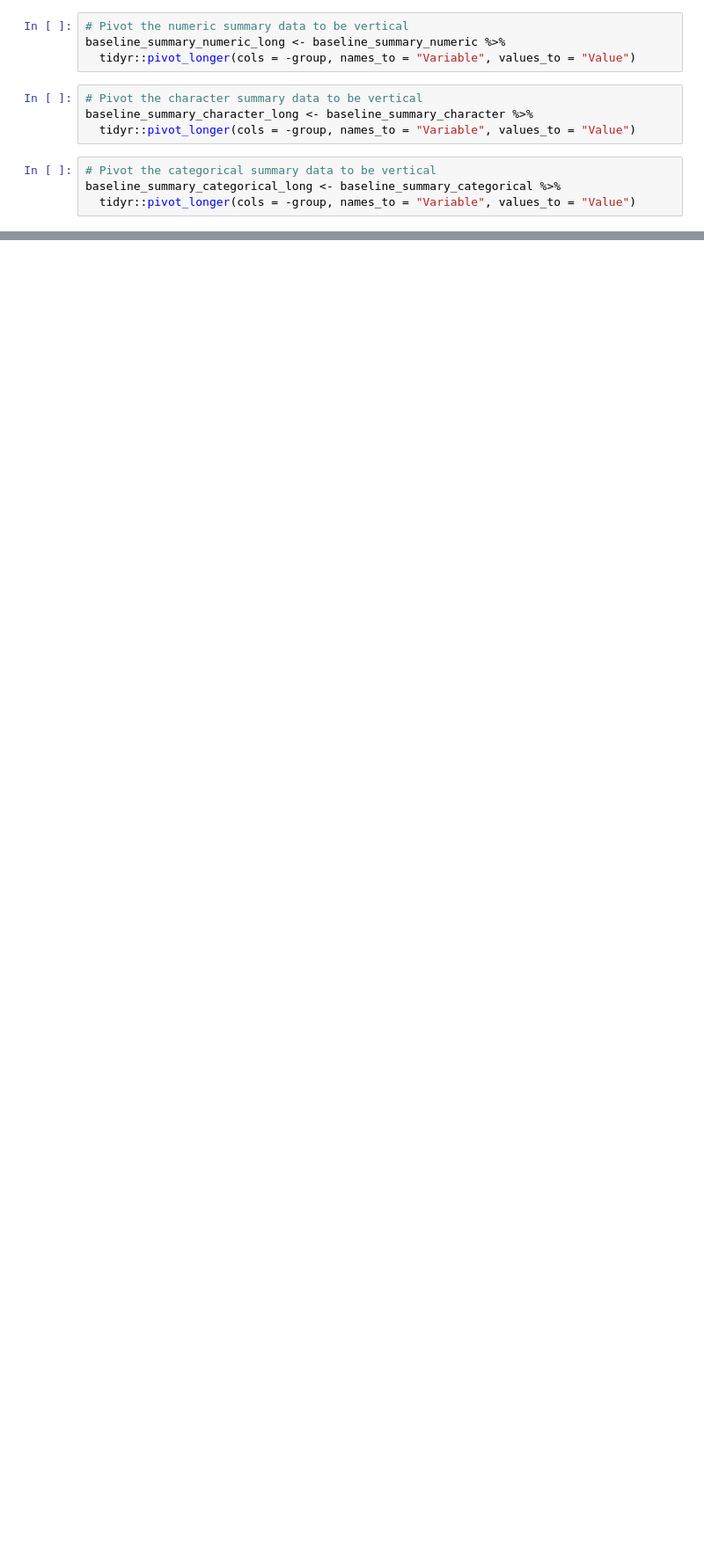
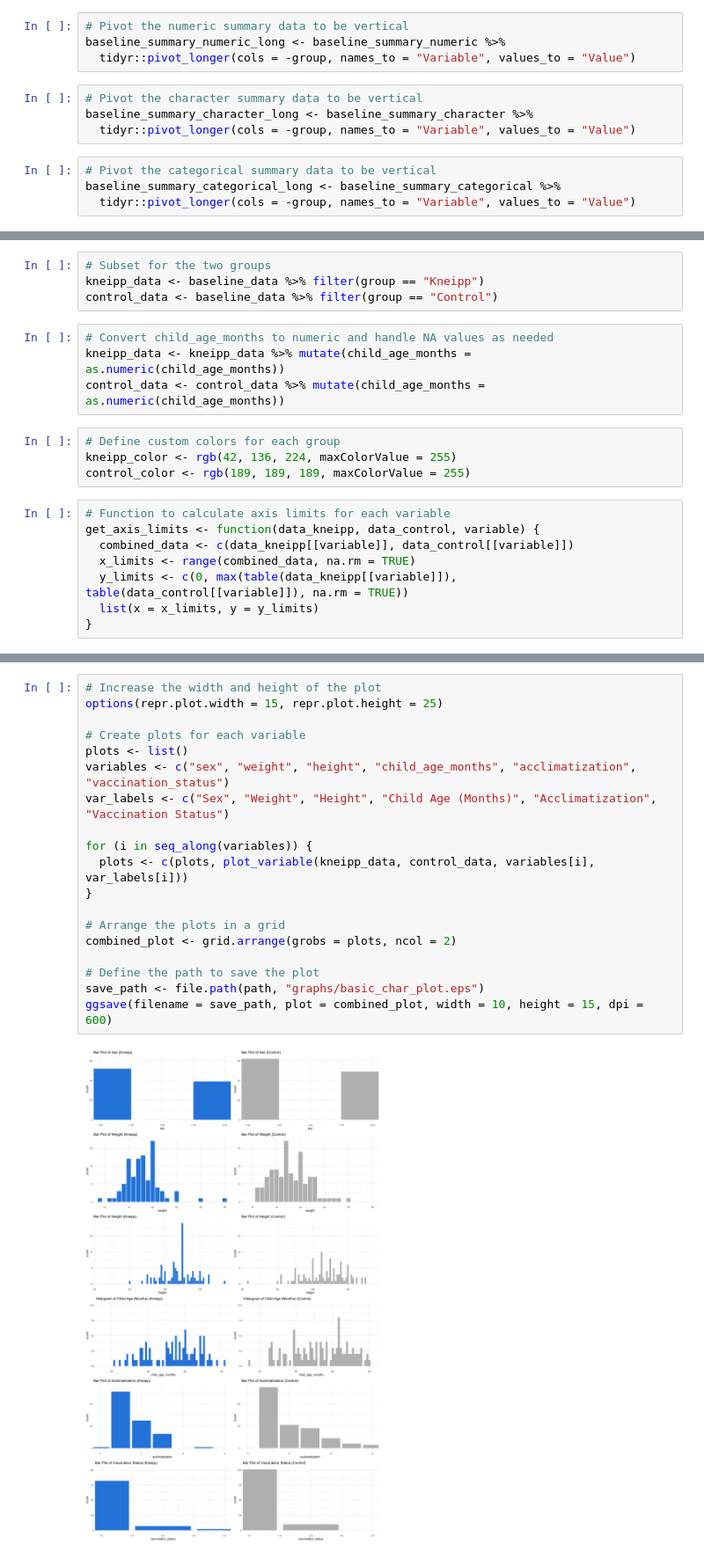
Before and after one commit to sschepanski/BlakesleeKneippBerlinKindergarten, a Jupyter notebook: scr/SOSCI.ipynb, the cells around one changed output, grey strips where cells are left out. Shown at 88% size. Saved outputs shown, nothing was run; the diff lists cells and outputs as text; blank space fills up the shorter version.

Commit message:
further plotting for SoSci data

```diff
--- a/scr/SOSCI.ipynb
+++ b/scr/SOSCI.ipynb
@@ -929,0 +1000,20 @@ print(baseline_summary_categorical_long, n = Inf)
+# %%
+# Subset for the two groups
+kneipp_data <- baseline_data %>% filter(group == "Kneipp")
+control_data <- baseline_data %>% filter(group == "Control")
+# %%
+# Convert child_age_months to numeric and handle NA values as needed
+kneipp_data <- kneipp_data %>% mutate(child_age_months = as.numeric(child_age_months))
+control_data <- control_data %>% mutate(child_age_months = as.numeric(child_age_months))
+# %%
+# Define custom colors for each group
+kneipp_color <- rgb(42, 136, 224, maxColorValue = 255)
+control_color <- rgb(189, 189, 189, maxColorValue = 255)
+# %%
+# Function to calculate axis limits for each variable
+get_axis_limits <- function(data_kneipp, data_control, variable) {
+  combined_data <- c(data_kneipp[[variable]], data_control[[variable]])
+  x_limits <- range(combined_data, na.rm = TRUE)
+  y_limits <- c(0, max(table(data_kneipp[[variable]]), table(data_control[[variable]]), na.rm = TRUE))
+  list(x = x_limits, y = y_limits)
+}
@@ -929,0 +1072,21 @@ print(baseline_summary_categorical_long, n = Inf)
+# %%
+# Increase the width and height of the plot
+options(repr.plot.width = 15, repr.plot.height = 25)
+
+# Create plots for each variable
+plots <- list()
+variables <- c("sex", "weight", "height", "child_age_months", "acclimatization", "vaccination_status")
+var_labels <- c("Sex", "Weight", "Height", "Child Age (Months)", "Acclimatization", "Vaccination Status")
+
+for (i in seq_along(variables)) {
+  plots <- c(plots, plot_variable(kneipp_data, control_data, variables[i], var_labels[i]))
+}
+
+# Arrange the plots in a grid
+combined_plot <- grid.arrange(grobs = plots, ncol = 2)
+
+# Define the path to save the plot
+save_path <- file.path(path, "graphs/basic_char_plot.eps")
+ggsave(filename = save_path, plot = combined_plot, width = 10, height = 15, dpi = 600)
+# %% [output]
+[figure, added]
```
Also changed, not shown: parts of 15 cells of this notebook, 7 other files.
